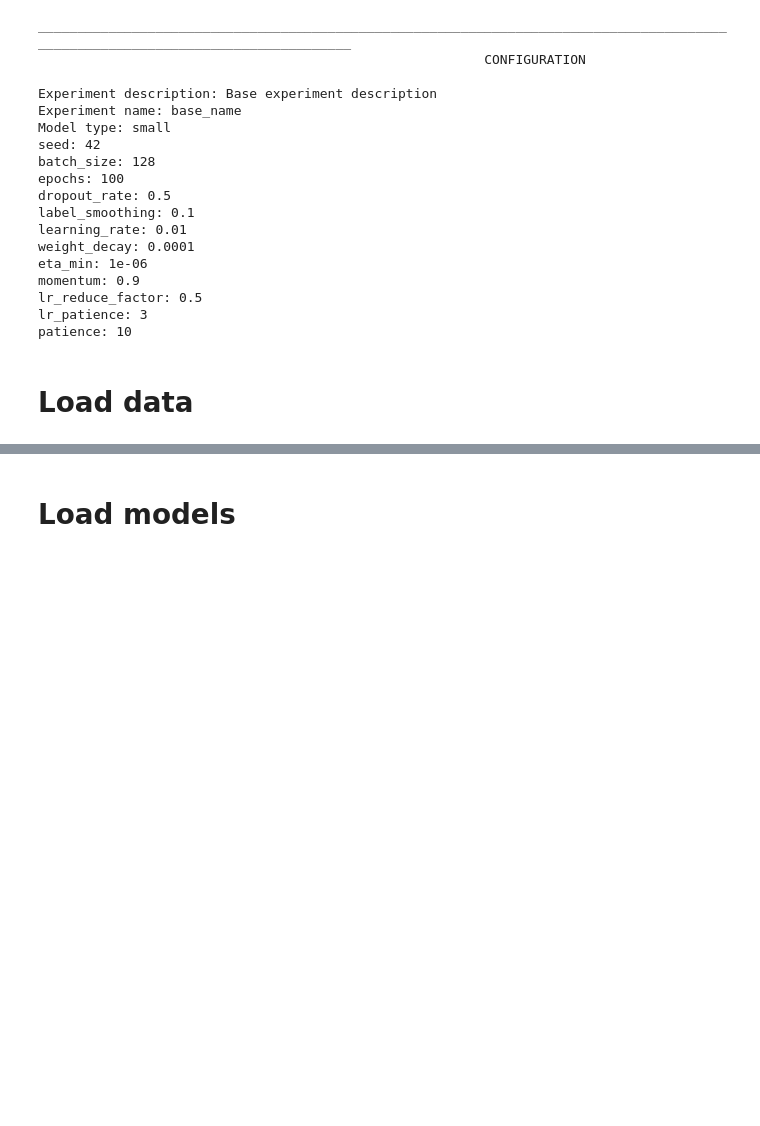
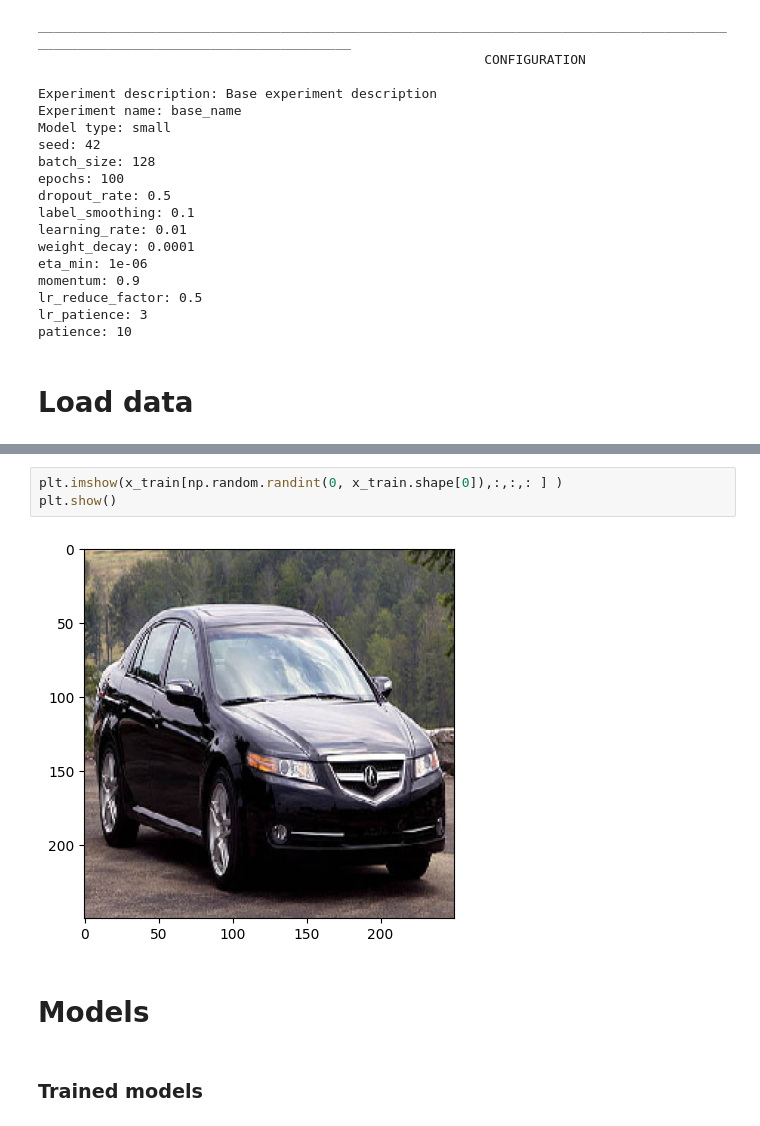
Before and after one commit to MiquelGomezCorral/VPC-Labs, a Jupyter notebook: notebooks/car_prediction.ipynb, the cells around one changed output, grey strips where cells are left out. Drawn from its saved outputs; the diff is of its cells as text; blank space fills up the shorter version.

```diff
--- a/notebooks/car_prediction.ipynb
+++ b/notebooks/car_prediction.ipynb
@@ -98,2 +98,9 @@ y_test = np.load(CONFIG.gender_y_test)
+# %%
+plt.imshow(x_train[np.random.randint(0, x_train.shape[0]),:,:,: ] )
+plt.show()
+# %% [output]
+[figure, added]
 # %% [markdown]
-# Load models
+# Models
+# %% [markdown]
+### Trained models
```
Also changed, not shown: parts of 11 cells of this notebook, 7 other files.
